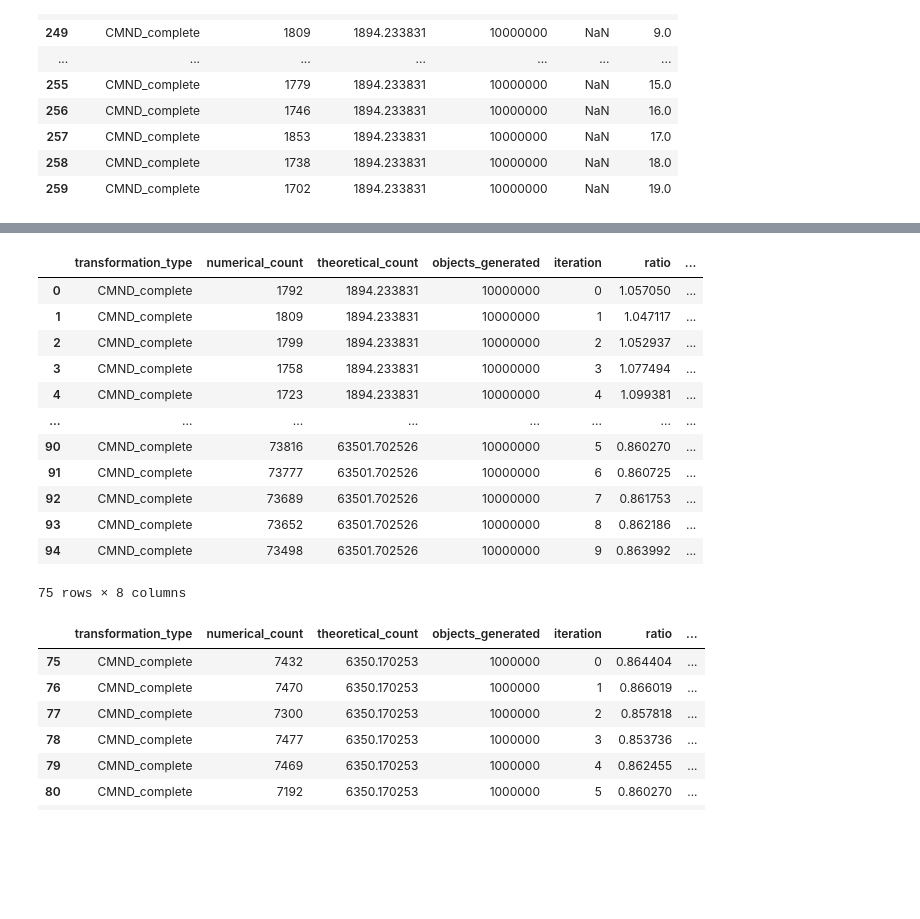
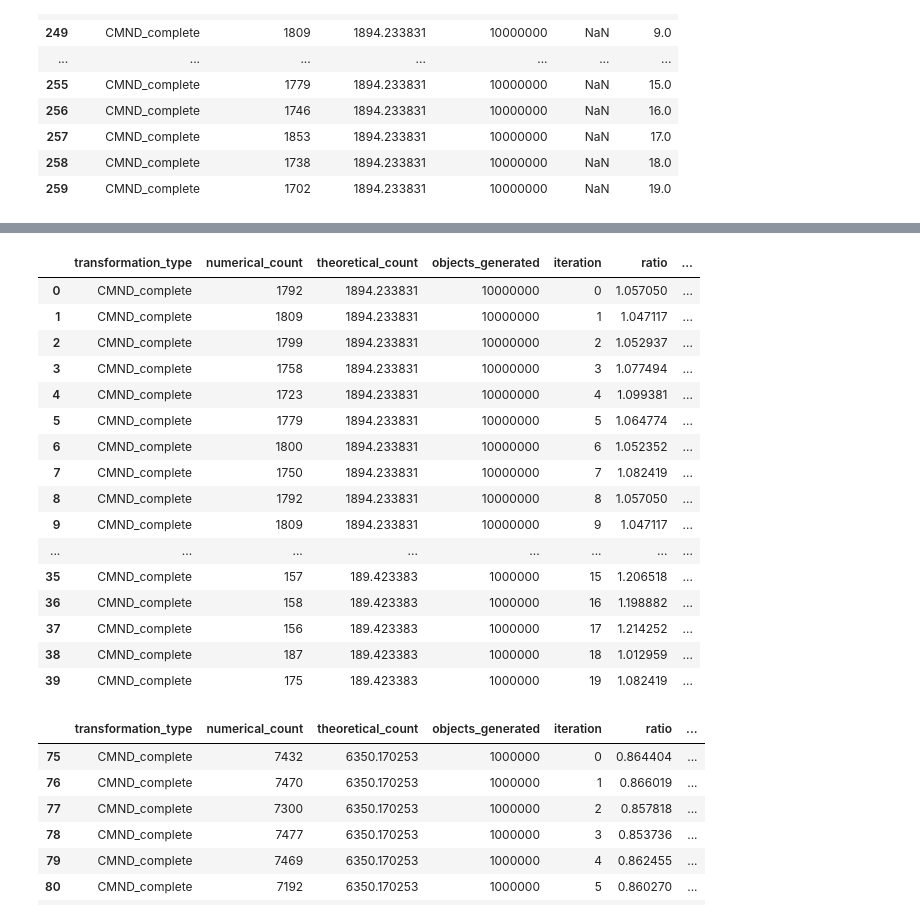
Before and after one commit to JuanitaAgudelo/TesisRepo, a Jupyter notebook: jacobian_calculations/random_variable_counts.ipynb, the cells around one changed output, grey strips where cells are left out. Saved outputs shown, nothing was run; the diff lists cells and outputs as text; code cells hidden in the pictures; blank space fills up the shorter version.

Commit message:
test random variation hypercube and sphere

```diff
--- a/jacobian_calculations/random_variable_counts.ipynb
+++ b/jacobian_calculations/random_variable_counts.ipynb
@@ -258,17 +258,21 @@ df3
 # %%
-df_cmnd_hypercube = df3[(df3['transformation_type'] == "CMND_complete")]
-df_cmnd_hypercube
+df_cmnd_hypercube = df3[(df3['description'] == "hypercube")]
+df_cmnd_hypercube[:40]
 # %% [output]
 |  | transformation_type | numerical_count | theoretical_count | objects_generated | iteration | ratio | ... |
 | 0 | CMND_complete | 1792 | 1894.233831 | 10000000 | 0 | 1.057050 | ... |
 | 1 | CMND_complete | 1809 | 1894.233831 | 10000000 | 1 | 1.047117 | ... |
 | 2 | CMND_complete | 1799 | 1894.233831 | 10000000 | 2 | 1.052937 | ... |
 | 3 | CMND_complete | 1758 | 1894.233831 | 10000000 | 3 | 1.077494 | ... |
 | 4 | CMND_complete | 1723 | 1894.233831 | 10000000 | 4 | 1.099381 | ... |
+| 5 | CMND_complete | 1779 | 1894.233831 | 10000000 | 5 | 1.064774 | ... |
+| 6 | CMND_complete | 1800 | 1894.233831 | 10000000 | 6 | 1.052352 | ... |
+| 7 | CMND_complete | 1750 | 1894.233831 | 10000000 | 7 | 1.082419 | ... |
+| 8 | CMND_complete | 1792 | 1894.233831 | 10000000 | 8 | 1.057050 | ... |
+| 9 | CMND_complete | 1809 | 1894.233831 | 10000000 | 9 | 1.047117 | ... |
 | ... | ... | ... | ... | ... | ... | ... | ... |
-| 90 | CMND_complete | 73816 | 63501.702526 | 10000000 | 5 | 0.860270 | ... |
-| 91 | CMND_complete | 73777 | 63501.702526 | 10000000 | 6 | 0.860725 | ... |
-| 92 | CMND_complete | 73689 | 63501.702526 | 10000000 | 7 | 0.861753 | ... |
-| 93 | CMND_complete | 73652 | 63501.702526 | 10000000 | 8 | 0.862186 | ... |
-| 94 | CMND_complete | 73498 | 63501.702526 | 10000000 | 9 | 0.863992 | ... |
+| 35 | CMND_complete | 157 | 189.423383 | 1000000 | 15 | 1.206518 | ... |
+| 36 | CMND_complete | 158 | 189.423383 | 1000000 | 16 | 1.198882 | ... |
+| 37 | CMND_complete | 156 | 189.423383 | 1000000 | 17 | 1.214252 | ... |
+| 38 | CMND_complete | 187 | 189.423383 | 1000000 | 18 | 1.012959 | ... |
+| 39 | CMND_complete | 175 | 189.423383 | 1000000 | 19 | 1.082419 | ... |
-75 rows × 8 columns
```
Also changed, not shown: parts of 3 cells of this notebook, 4 other files.
